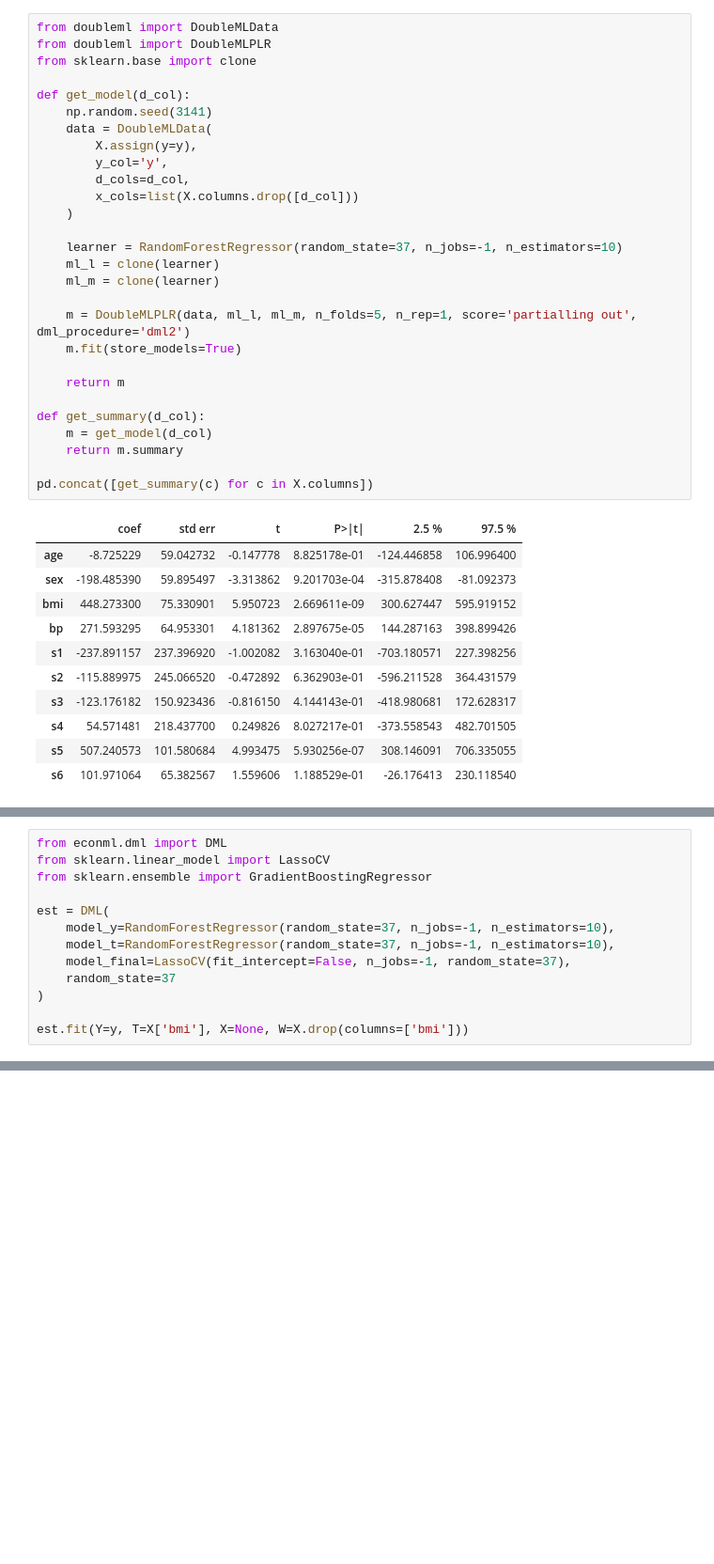
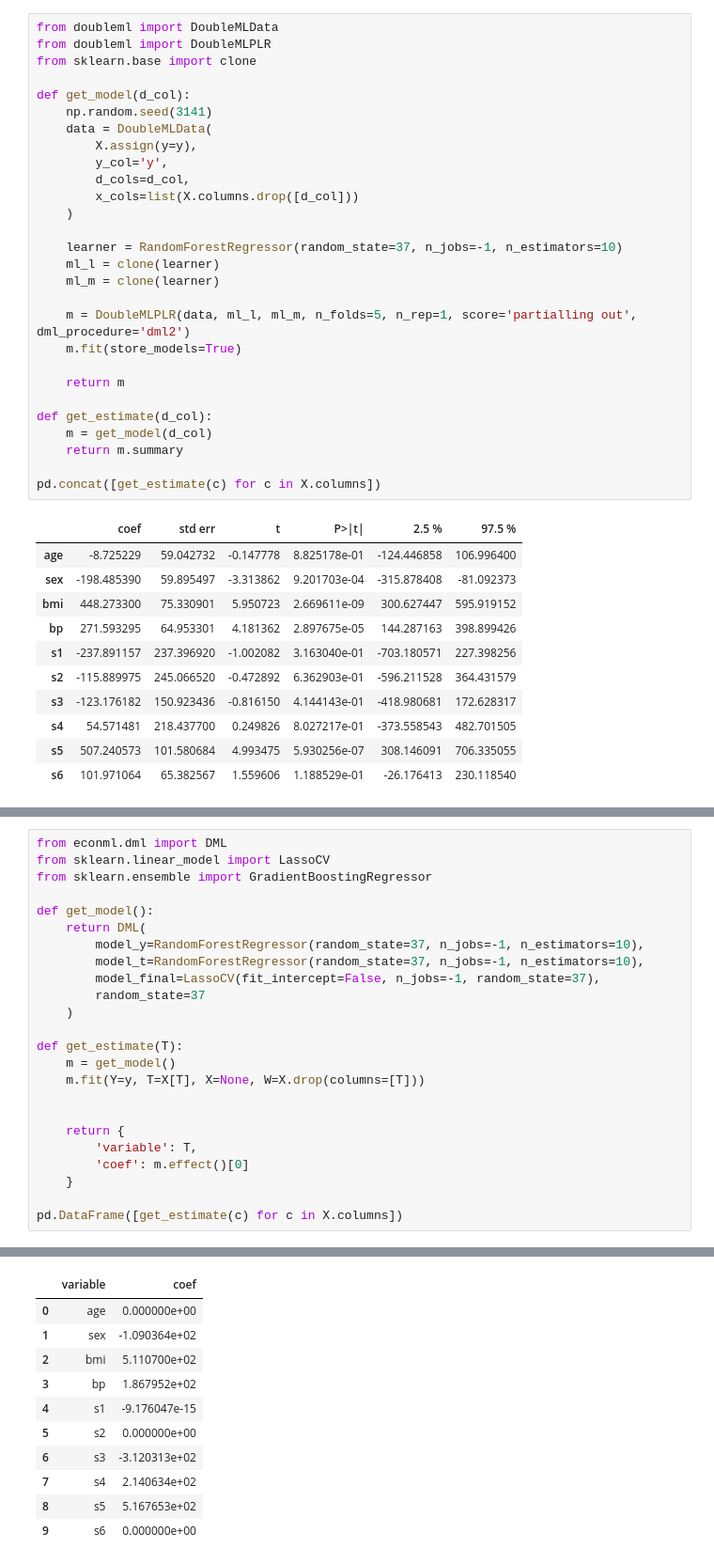
Before and after one commit to oneoffcoder/books, a Jupyter notebook: sphinx/datascience/source/fwl-theorem.ipynb, the cells around one changed output, grey strips where cells are left out. Shown at 94% size. Drawn from its saved outputs; the diff is of its cells as text; blank space fills up the shorter version.

```diff
--- a/sphinx/datascience/source/fwl-theorem.ipynb
+++ b/sphinx/datascience/source/fwl-theorem.ipynb
@@ -379,11 +383,11 @@ def get_model(d_col):
 
     return m
 
-def get_summary(d_col):
+def get_estimate(d_col):
     m = get_model(d_col)
     return m.summary
 
-pd.concat([get_summary(c) for c in X.columns])
+pd.concat([get_estimate(c) for c in X.columns])
 # %% [output]
 |  | coef | std err | t | P>|t| | 2.5 % | 97.5 % |
 | age | -8.725229 | 59.042732 | -0.147778 | 8.825178e-01 | -124.446858 | 106.996400 |
@@ -401,12 +409,23 @@ from econml.dml import DML
 from sklearn.linear_model import LassoCV
 from sklearn.ensemble import GradientBoostingRegressor
 
-est = DML(
-    model_y=RandomForestRegressor(random_state=37, n_jobs=-1, n_estimators=10),
-    model_t=RandomForestRegressor(random_state=37, n_jobs=-1, n_estimators=10),
-    model_final=LassoCV(fit_intercept=False, n_jobs=-1, random_state=37),
-    random_state=37
-)
+def get_model():
+    return DML(
+        model_y=RandomForestRegressor(random_state=37, n_jobs=-1, n_estimators=10),
+        model_t=RandomForestRegressor(random_state=37, n_jobs=-1, n_estimators=10),
+        model_final=LassoCV(fit_intercept=False, n_jobs=-1, random_state=37),
+        random_state=37
+    )
 
-est.fit(Y=y, T=X['bmi'], X=None, W=X.drop(columns=['bmi']))
+def get_estimate(T):
+    m = get_model()
+    m.fit(Y=y, T=X[T], X=None, W=X.drop(columns=[T]))
+
+
+    return {
+        'variable': T,
+        'coef': m.effect()[0]
+    }
+
+pd.DataFrame([get_estimate(c) for c in X.columns])
 # %% [output]
@@ -413,0 +432,11 @@ est.fit(Y=y, T=X['bmi'], X=None, W=X.drop(columns=['bmi']))
+|  | variable | coef |
+| 0 | age | 0.000000e+00 |
+| 1 | sex | -1.090364e+02 |
+| 2 | bmi | 5.110700e+02 |
+| 3 | bp | 1.867952e+02 |
+| 4 | s1 | -9.176047e-15 |
+| 5 | s2 | 0.000000e+00 |
+| 6 | s3 | -3.120313e+02 |
+| 7 | s4 | 2.140634e+02 |
+| 8 | s5 | 5.167653e+02 |
+| 9 | s6 | 0.000000e+00 |
```
Also changed, not shown: parts of 4 cells of this notebook, 1 other file.
